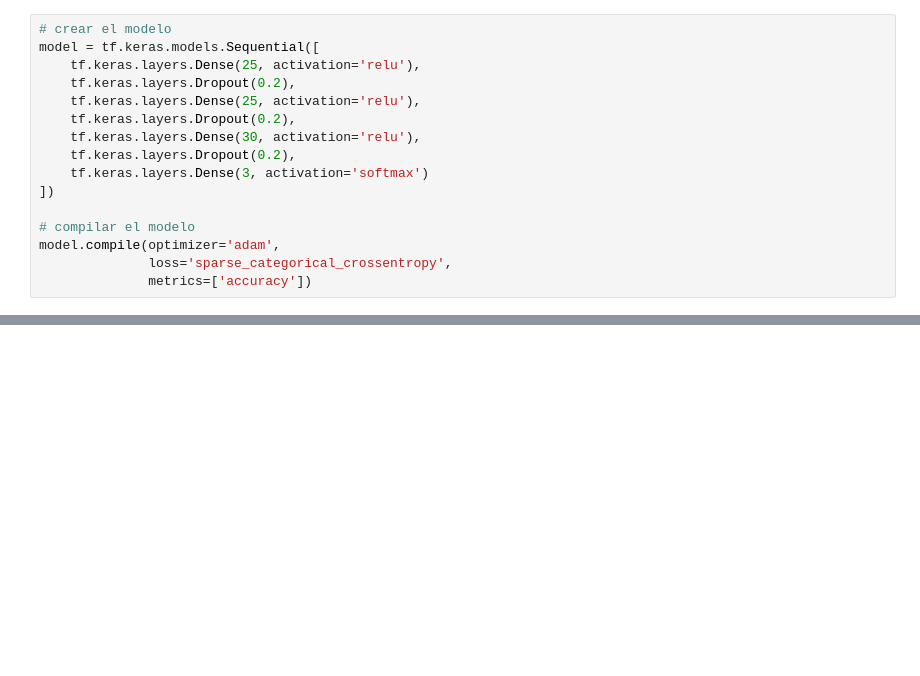
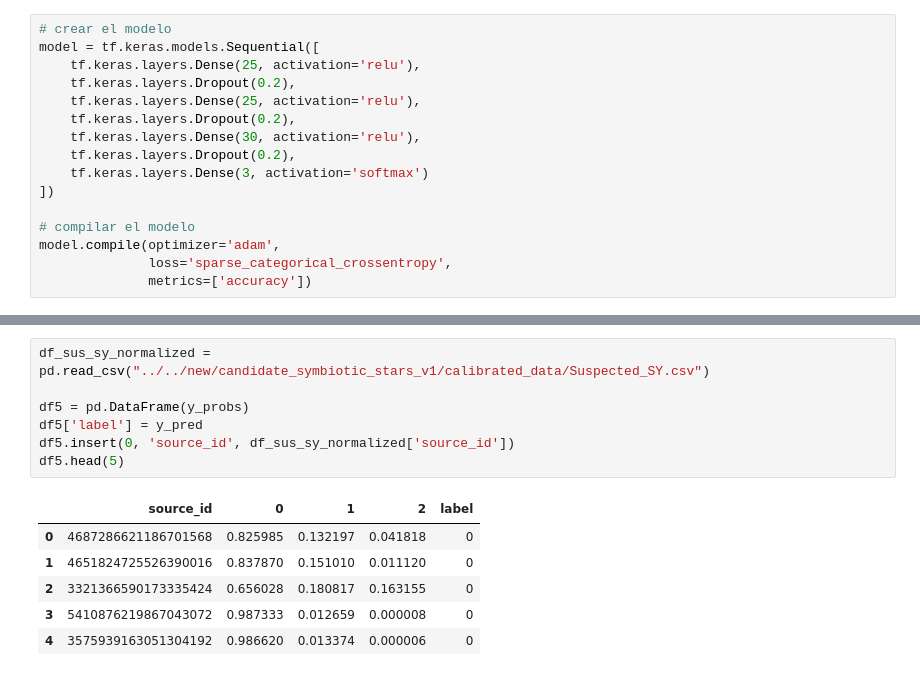
Before and after one commit to opcruz/gaiaDR3ML, a Jupyter notebook: GaiaXpy/RNA/RNA_SY_NP_RG.ipynb, the cells around one changed output, grey strips where cells are left out. Saved outputs shown, nothing was run; the diff lists cells and outputs as text; blank space fills up the shorter version.

```diff
--- a/GaiaXpy/RNA/RNA_SY_NP_RG.ipynb
+++ b/GaiaXpy/RNA/RNA_SY_NP_RG.ipynb
@@ -163,0 +181,14 @@ y_pred:  2548
+# %%
+df_sus_sy_normalized = pd.read_csv("../../new/candidate_symbiotic_stars_v1/calibrated_data/Suspected_SY.csv")
+
+df5 = pd.DataFrame(y_probs)
+df5['label'] = y_pred
+df5.insert(0, 'source_id', df_sus_sy_normalized['source_id'])
+df5.head(5)
+# %% [output]
+|  | source_id | 0 | 1 | 2 | label |
+| 0 | 4687286621186701568 | 0.825985 | 0.132197 | 0.041818 | 0 |
+| 1 | 4651824725526390016 | 0.837870 | 0.151010 | 0.011120 | 0 |
+| 2 | 3321366590173335424 | 0.656028 | 0.180817 | 0.163155 | 0 |
+| 3 | 5410876219867043072 | 0.987333 | 0.012659 | 0.000008 | 0 |
+| 4 | 3575939163051304192 | 0.986620 | 0.013374 | 0.000006 | 0 |
```
Also changed, not shown: parts of 16 cells of this notebook, 13 other files.
